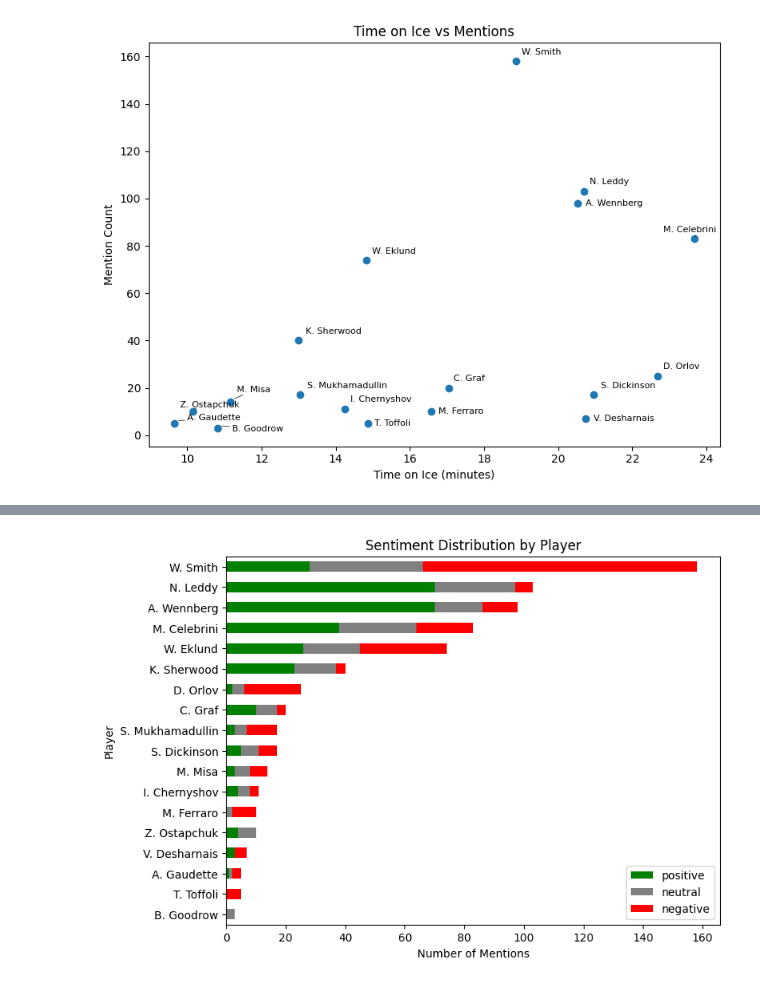
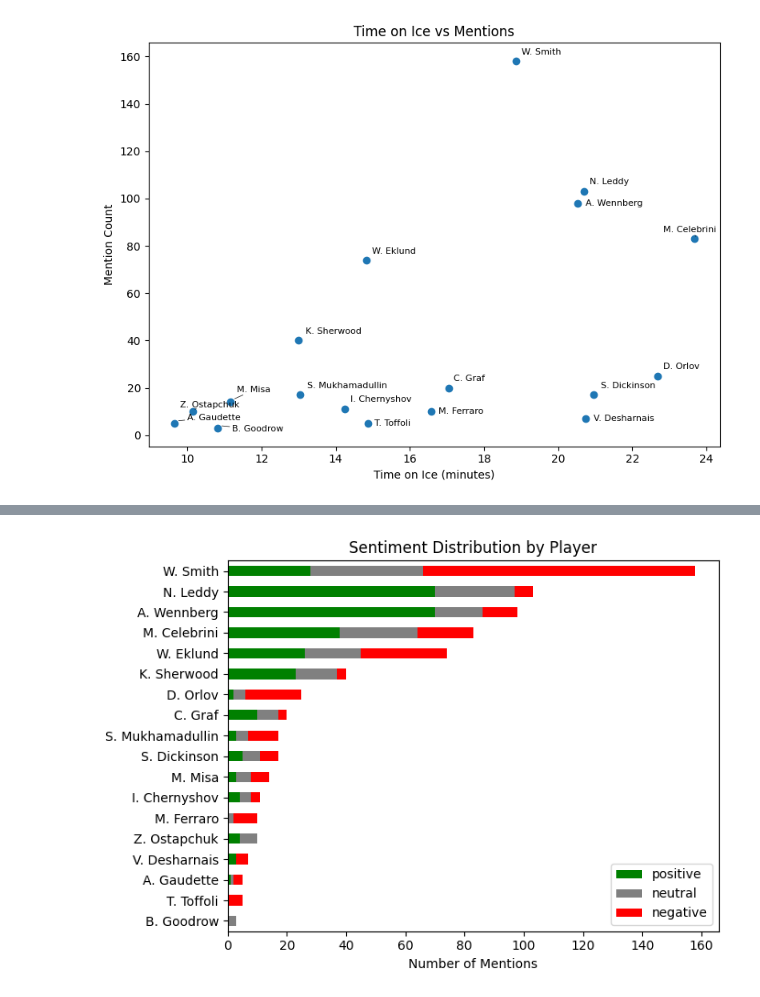
Before and after one commit to ekusnadi/hockey-player-sentiment-analysis, a Jupyter notebook: hockey_sentiment_pipeline.ipynb, the cells around one changed output, grey strips where cells are left out. Saved outputs shown, nothing was run; the diff lists cells and outputs as text; code cells hidden in the pictures.

```diff
--- a/hockey_sentiment_pipeline.ipynb
+++ b/hockey_sentiment_pipeline.ipynb
@@ -455,17 +455,17 @@ plt.show()
 # %%
 plot_df = merged.sort_values("mentions")
 
 plot_df.set_index("player")[["positive", "neutral", "negative"]].plot(
     kind="barh",
     stacked=True,
-    figsize=(8, 6),
+    figsize=(7, 5),
     color=["green", "gray", "red"]
 )
 
 plt.xlabel("Number of Mentions")
-plt.ylabel("Player")
+plt.ylabel(None)
 plt.title("Sentiment Distribution by Player")
 plt.tight_layout()
 plt.show()
 # %% [output]
-[figure, old version]
+[figure, new version]
```
Also changed, not shown: parts of 2 cells of this notebook, 3 other files.
